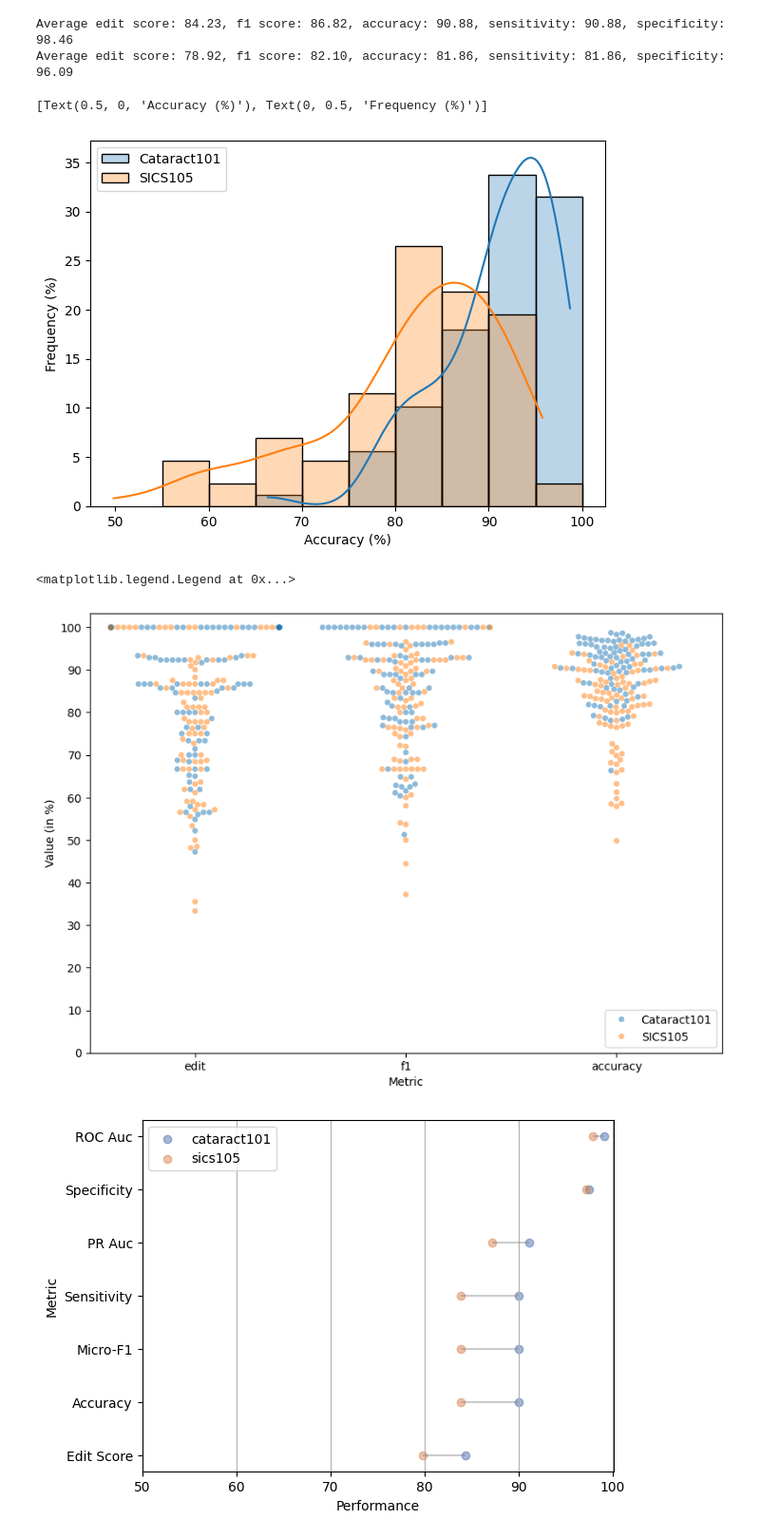
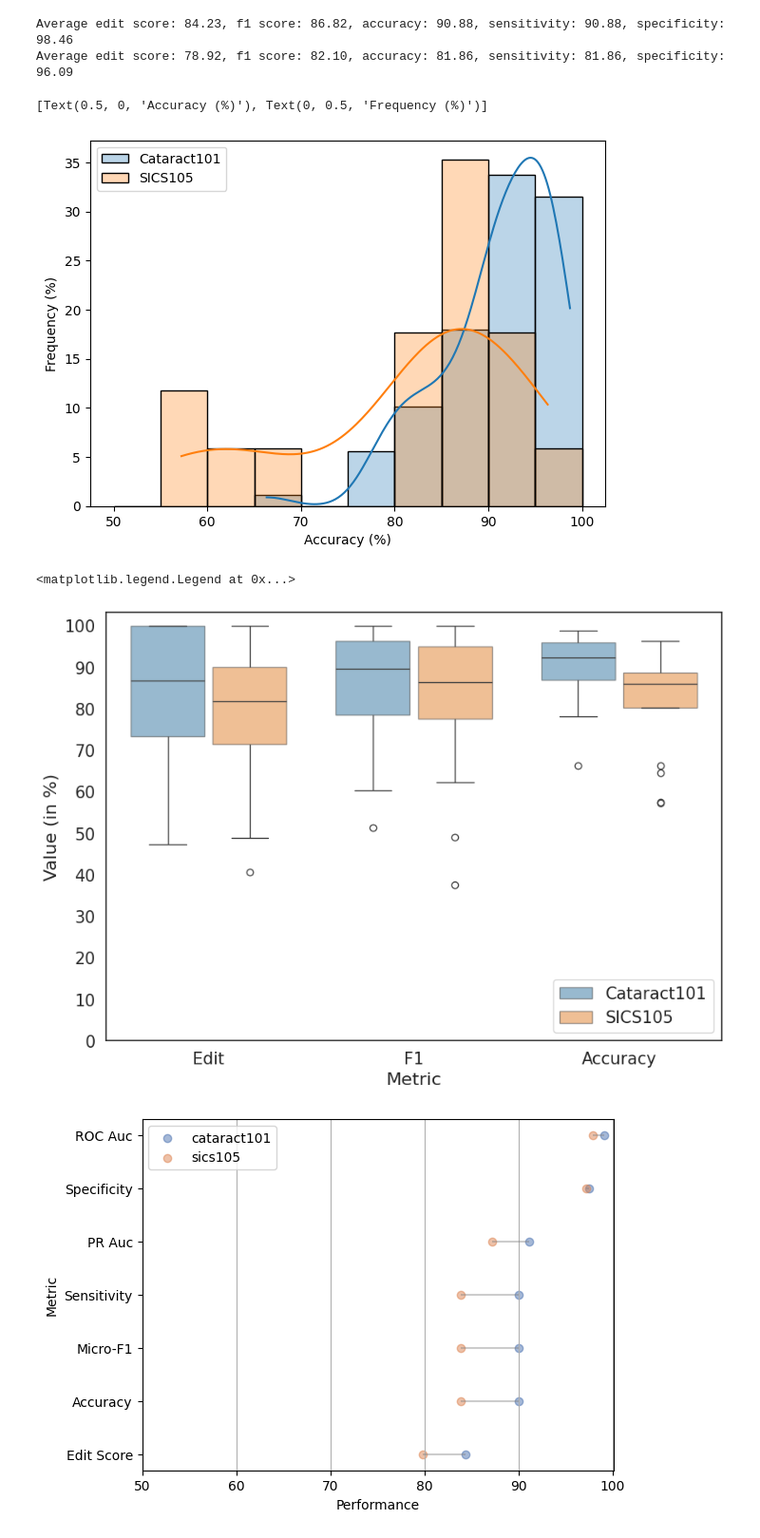
Before and after one commit to Bhuvan-21/MS-TCN2-med, a Jupyter notebook: notebooks/per_video_evaluation.ipynb, the cells around one changed output. Shown at 95% size. Saved outputs shown, nothing was run; the diff lists cells and outputs as text; code cells hidden in the pictures.

```diff
--- a/notebooks/per_video_evaluation.ipynb
+++ b/notebooks/per_video_evaluation.ipynb
@@ -45,7 +45,7 @@ def get_scores_for_vid(video_id, results_path, ground_truth_dir, overlap=0.25):
 
     edit = edit_score(prediction, ground_truth, bg_class=[''])
     accuracy = sum([1 for p, g in zip(prediction, ground_truth) if p == g]) / len(prediction) * 100
-    tp, fp, tn, fn = f_score(prediction, ground_truth, overlap, bg_class=[''])
+    tp, fp, fn = f_score(prediction, ground_truth, overlap, bg_class=[''])
     f1 = 2 * tp / (2*tp+fp+fn) * 100
 
     tp, tn, fp, fn = collaps_confusion_matrix(ground_truth, prediction)
@@ -107,42 +107,46 @@ Average edit score: 84.23, f1 score: 86.82, accuracy: 90.88, sensitivity: 90.88,
 Average edit score: 78.92, f1 score: 82.10, accuracy: 81.86, sensitivity: 81.86, specificity: 96.09
 # %%
 figure = plt.figure(figsize=(7, 5))
-params = {'alpha': 0.3, 'legend': True, 'kde': True, 'stat': "percent", 'discrete': False, 'element': "bars", 'bins': [55, 60, 65, 70, 75, 80, 85, 90, 95, 100]} #"binwidth": 4
+params = {'alpha': 0.3, 'legend': True, 'kde': True, 'stat': "percent", 'discrete': False, 'element': "bars", 'bins': [50, 55, 60, 65, 70, 75, 80, 85, 90, 95, 100]} #"binwidth": 4
 plot = sns.histplot(scores['accuracy'], label='Cataract101', **params)
 plot = sns.histplot(scores_sics['accuracy'], label='SICS105', **params)
 plot.legend(loc='upper left')
 plot.set(xlabel='Accuracy (%)', ylabel='Frequency (%)')
 # %% [output]
 [Text(0.5, 0, 'Accuracy (%)'), Text(0, 0.5, 'Frequency (%)')]
-[figure, old version]
+[figure, new version]
 # %%
 figure = plt.figure(figsize=(10, 7))
 data = {'Cataract101_acc': scores['accuracy'], 'Cataract101_f1': scores['f1'],
         'SICS105_acc': scores_sics['accuracy'], 'SICS105_f1': scores_sics['f1']}
 try:
         del scores['length']
         del scores_sics['length']
 except: pass
 
 scores['group'] = ['Cataract101'] * len(scores['accuracy'])
 scores_sics['group'] = ['SICS105'] * len(scores_sics['accuracy'])
 df = pd.DataFrame(scores)
 df2 = pd.DataFrame(scores_sics)
 
 new = pd.concat([df, df2], axis=0)
 new = pd.melt(new, id_vars=['group'], value_vars=['edit', 'f1', 'accuracy'])
+new["variable"] = new["variable"].replace({"edit": "Edit", "f1": "F1", "accuracy": "Accuracy"})
 
+#sns.set(font_scale=1.2)
+sns.set_style("white")
+sns.set_context("notebook", font_scale=1.35)
 #plot = sns.violinplot(data=new, x="variable", y="value", palette=None, inner="box", alpha=0.5, hue='group', cut=0.5)
-#plot = sns.boxplot(data=new, x="variable", y="value", palette=None, hue='group', gap=0.1, boxprops=dict(alpha=0.5))
-plot = sns.swarmplot(data=new, x="variable", y="value", palette=None, hue='group', alpha=0.5)
+plot = sns.boxplot(data=new, x="variable", y="value", palette="tab10", hue='group', gap=0.1, boxprops=dict(alpha=0.5))
+#plot = sns.swarmplot(data=new, x="variable", y="value", palette=None, hue='group', alpha=0.5)
 plot.set_yticks(range(0, 101, 10))
 plot.set_xlabel('Metric')
 plot.set_ylabel('Value (in %)')
 #sns.violinplot(df2, palette=None, inner="box", alpha=0.5)
 plot.legend(loc='lower right')
 # %% [output]
 <matplotlib.legend.Legend at 0x...>
-[figure, old version]
+[figure, new version]
 # %%
 metrics = ["Accuracy", "Edit Score", "Micro-F1", "ROC Auc", "PR Auc", "Sensitivity", "Specificity"]
 values1 = [89.97, 84.33, 89.97, 99.10, 91.14, 89.97, 97.49]
```
Also changed, not shown: parts of 2 cells of this notebook, 2 other files.
